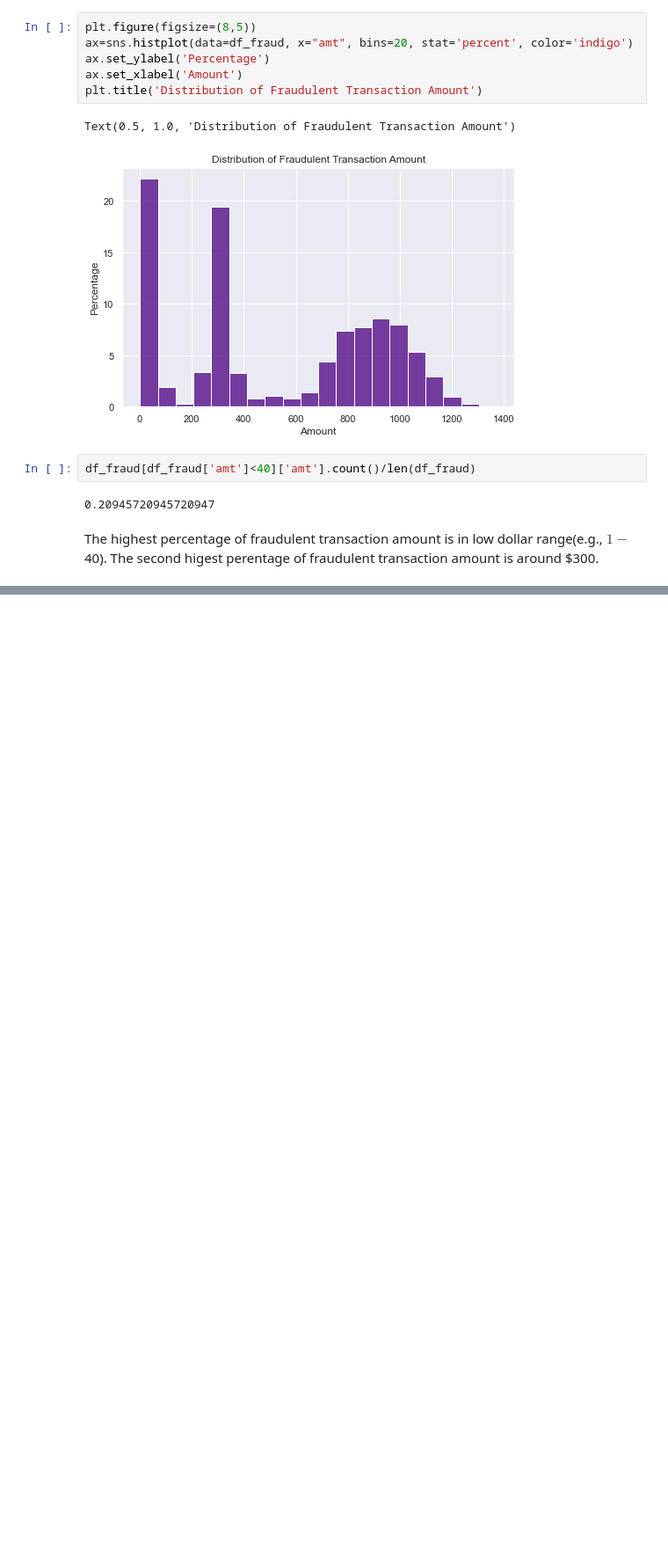
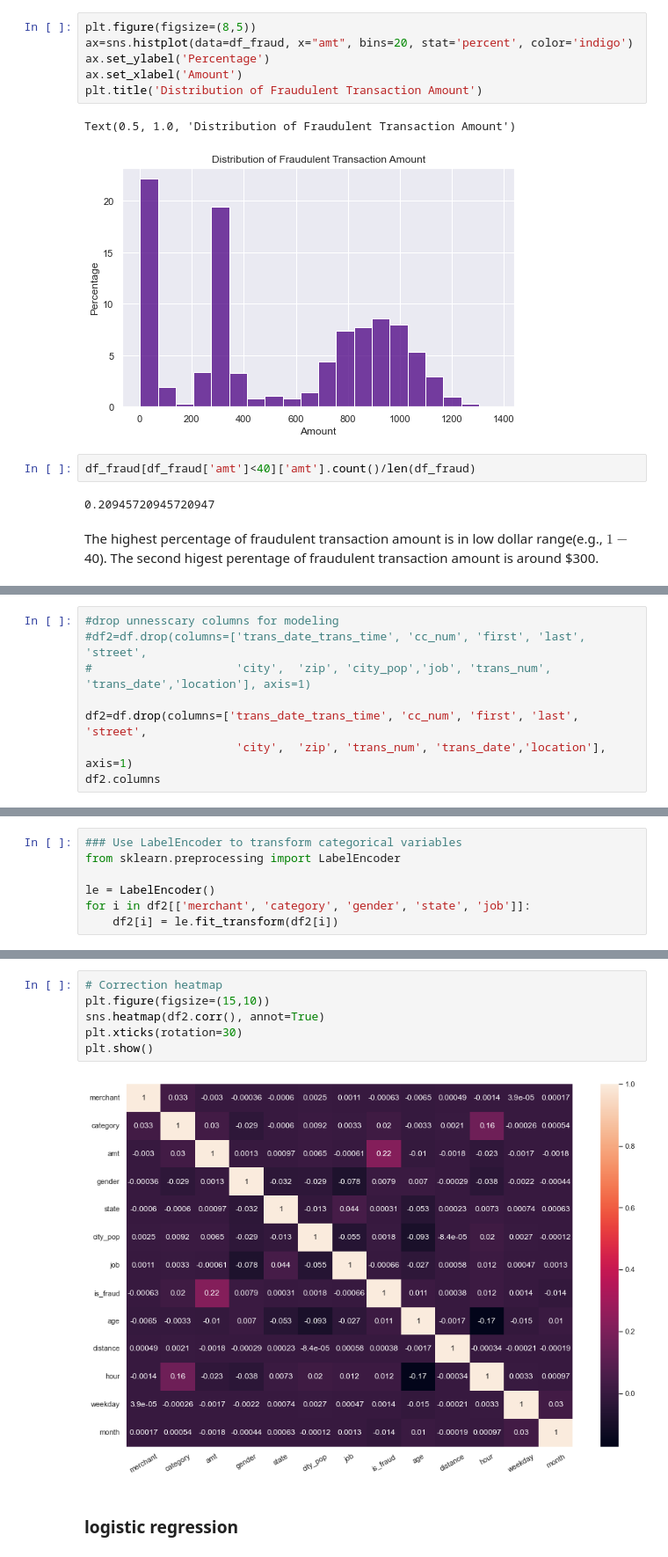
Before and after one commit to MeganWang393/PortfolioProjects, a Jupyter notebook: Credit Card Fraud EDA.ipynb, the cells around one changed output, grey strips where cells are left out. Shown at 88% size. Cells and saved outputs as stored; diff of their text form; blank space fills up the shorter version.

```diff
--- a/Credit Card Fraud EDA.ipynb
+++ b/Credit Card Fraud EDA.ipynb
@@ -408,0 +438,8 @@ The highest percentage of fraudulent transaction amount is in low dollar range(e
+# %%
+#drop unnesscary columns for modeling
+#df2=df.drop(columns=['trans_date_trans_time', 'cc_num', 'first', 'last', 'street',
+#                     'city',  'zip', 'city_pop','job', 'trans_num', 'trans_date','location'], axis=1)
+
+df2=df.drop(columns=['trans_date_trans_time', 'cc_num', 'first', 'last', 'street',
+                      'city',  'zip', 'trans_num', 'trans_date','location'], axis=1)
+df2.columns
@@ -408,0 +482,7 @@ The highest percentage of fraudulent transaction amount is in low dollar range(e
+# %%
+### Use LabelEncoder to transform categorical variables
+from sklearn.preprocessing import LabelEncoder
+
+le = LabelEncoder()
+for i in df2[['merchant', 'category', 'gender', 'state', 'job']]:
+    df2[i] = le.fit_transform(df2[i])
@@ -408,0 +498,10 @@ The highest percentage of fraudulent transaction amount is in low dollar range(e
+# %%
+# Correction heatmap
+plt.figure(figsize=(15,10))
+sns.heatmap(df2.corr(), annot=True)
+plt.xticks(rotation=30)
+plt.show()
+# %% [output]
+[figure, added]
+# %% [markdown]
+### logistic regression
```
Also changed, not shown: parts of 46 cells of this notebook.
